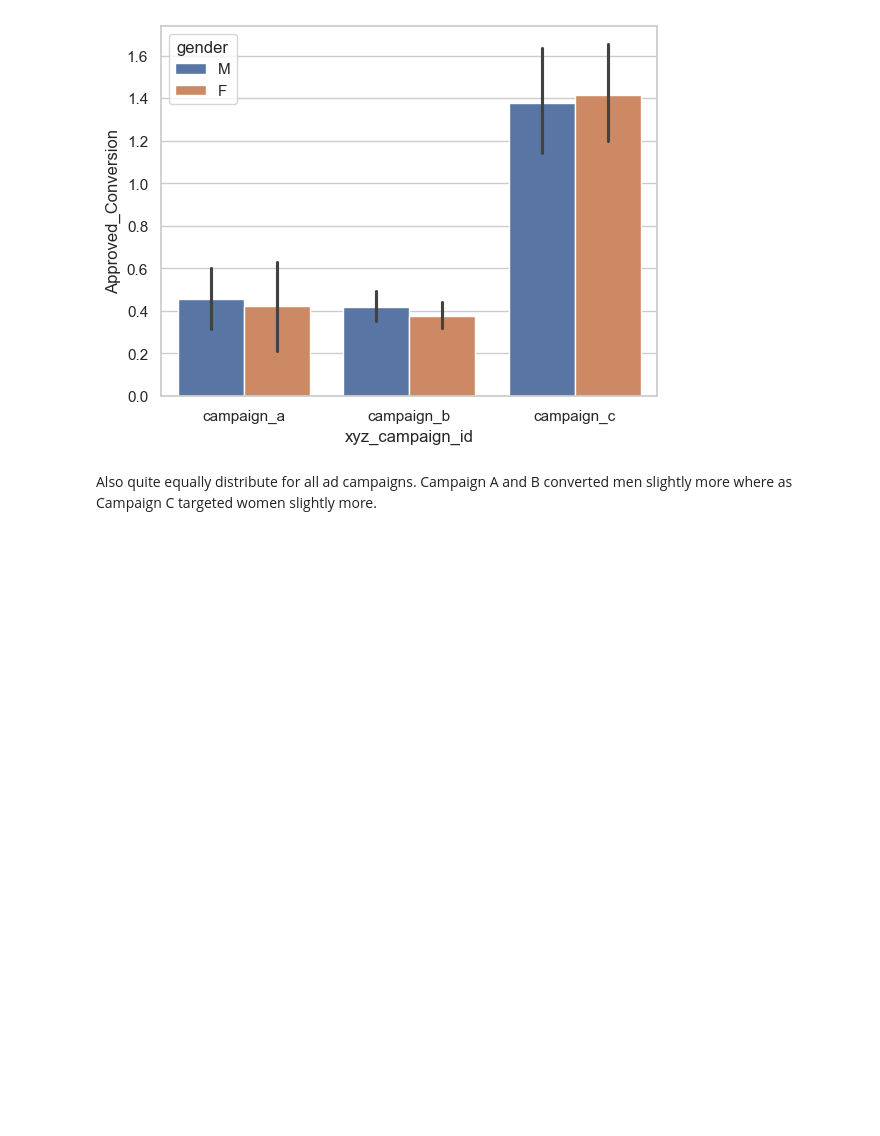
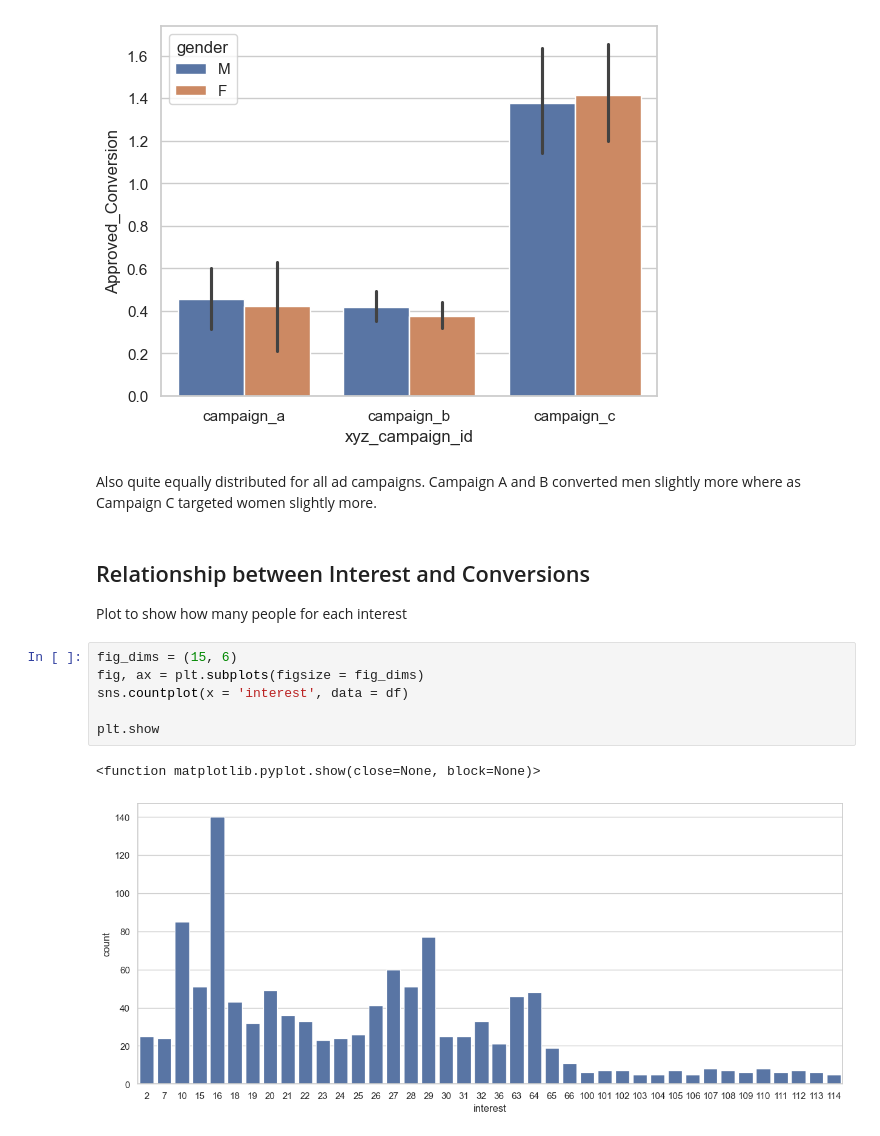
Before and after one commit to joela03/Marketing-EDA, a Jupyter notebook: marketing_eda.ipynb, the cells around one changed output. Drawn from its saved outputs; the diff is of its cells as text; blank space fills up the shorter version.

Commit message:
represented relationship between interest and approved conversion

```diff
--- a/marketing_eda.ipynb
+++ b/marketing_eda.ipynb
@@ -231,4 +231,17 @@ sns.barplot(x = df["xyz_campaign_id"], y = df["Approved_Conversion"], hue = df["
 <Axes: xlabel='xyz_campaign_id', ylabel='Approved_Conversion'>
 [figure]
 # %% [markdown]
-Also quite equally distribute for all ad campaigns. Campaign A and B converted men slightly more where as Campaign C targeted women slightly more.
+Also quite equally distributed for all ad campaigns. Campaign A and B converted men slightly more where as Campaign C targeted women slightly more.
+# %% [markdown]
+## Relationship between Interest and Conversions
+
+Plot to show how many people for each interest
+# %%
+fig_dims = (15, 6)
+fig, ax = plt.subplots(figsize = fig_dims)
+sns.countplot(x = 'interest', data = df)
+
+plt.show
+# %% [output]
+<function matplotlib.pyplot.show(close=None, block=None)>
+[figure, added]
```
Also changed, not shown: parts of 4 cells of this notebook.
